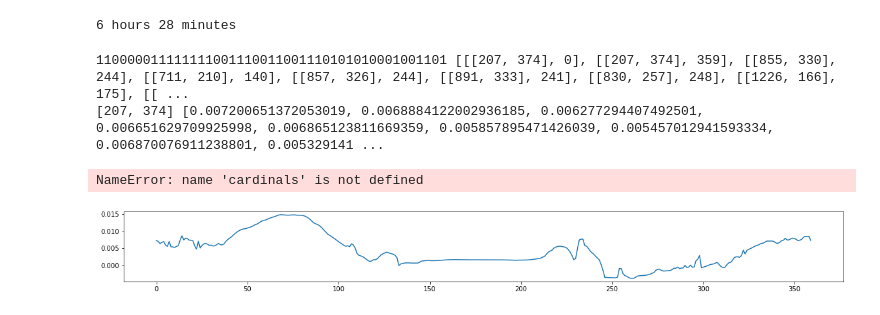
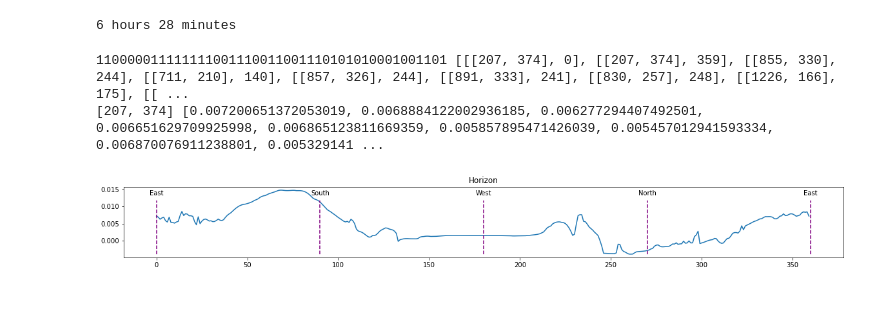
Before and after one commit to lewj85/horizon, a Jupyter notebook: lsh_notebooks/lsh_window90_bands45_random_seed42.ipynb, the cells around one changed output. Cells and saved outputs as stored; diff of their text form; code cells hidden in the pictures.

```diff
--- a/lsh_notebooks/lsh_window90_bands45_random_seed42.ipynb
+++ b/lsh_notebooks/lsh_window90_bands45_random_seed42.ipynb
@@ -431,7 +431,7 @@ print(round(total_time/60//60), "hours", round(total_time/60%60), "minutes")
 ##################
 # DUMP INTO JSONS
 ##################
-filename = "dicts/normalized_encoded_horizon_dict_window"+str(window_size)+"_bands"+str(bands)+"_simthresh"+str(similarity_threshold)+"_random_seed"+str(seed)+".json"
+filename = "dicts/normalized_encoded_horizon_dict_window"+str(window_size)+"_bands"+str(bands)+"_random_seed"+str(seed)+".json"
 with open(filename, "w") as f:
     json.dump(normalized_encoded_horizon_dict, f)
 
@@ -441,35 +441,36 @@ with open(filename, "w") as f:
 # %%
 ##################
 # LOAD JSON
 ##################
-filename = "dicts/normalized_encoded_horizon_dict_window"+str(window_size)+"_bands"+str(bands)+"_simthresh"+str(similarity_threshold)+"_random_seed"+str(seed)+".json"
+filename = "../dicts/normalized_encoded_horizon_dict_window"+str(window_size)+"_bands"+str(bands)+"_random_seed"+str(seed)+".json"
 with open(filename) as f:
     normalized_encoded_horizon_dict = json.load(f)
     for k,v in normalized_encoded_horizon_dict.items():
         print(k,v)
         break
 
-filename = "dicts/nonnorm_nonencoded_horizon_dict_numpoints"+str(num_points)+"_pointseed"+str(point_seed)+".json"
+# num_points=1000
+# point_seed=123
+filename = "../dicts/nonnorm_nonencoded_horizon_dict_numpoints"+str(num_points)+"_pointseed"+str(point_seed)+".json"
 with open(filename) as f:
     nonnorm_nonencoded_horizon_dict = json.load(f)
     for p,h2 in nonnorm_nonencoded_horizon_dict.items():
         print(p,h2)
         break
 
 fig = plt.figure(figsize=(20,2))
 plt.plot(h2)
 #plt.ylim(0,100)
 cardinals = {0:"East", 90:"South", 180:"West", 270:"North", 360:"East"}
 for key,value in cardinals.items():
     plt.vlines(x=key, ymin=min(h2), ymax=0.8*max(h2), colors='purple', label=value, linestyle='dashed')
     plt.annotate(text=value, xy=(key, 0.9*max(h2)), xytext=(key, 0.9*max(h2)), ha="center")
 plt.title("Horizon")
 plt.show()
 # %% [output]
 110000011111111001110011001110101010001001101 [[[207, 374], 0], [[207, 374], 359], [[855, 330], 244], [[711, 210], 140], [[857, 326], 244], [[891, 333], 241], [[830, 257], 248], [[1226, 166], 175], [[ ...
 [207, 374] [0.007200651372053019, 0.0068884122002936185, 0.006277294407492501, 0.006651629709925998, 0.006865123811669359, 0.005857895471426039, 0.005457012941593334, 0.006870076911238801, 0.005329141 ...
-NameError: name 'cardinals' is not defined
-[figure, old version]
+[figure, new version]
 # %%
 # plot points with similar horizons to find clusters
 points = [p for p,d in v]
```
Also changed, not shown: parts of 4 cells of this notebook, 4 other files.
